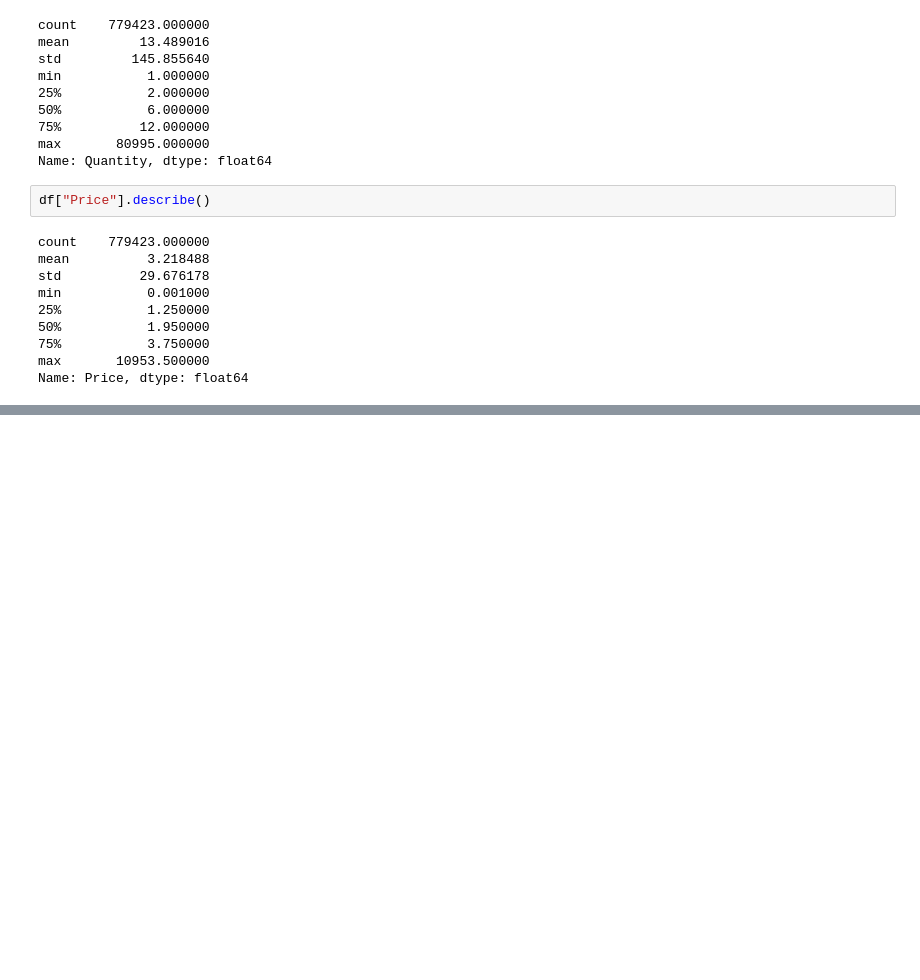
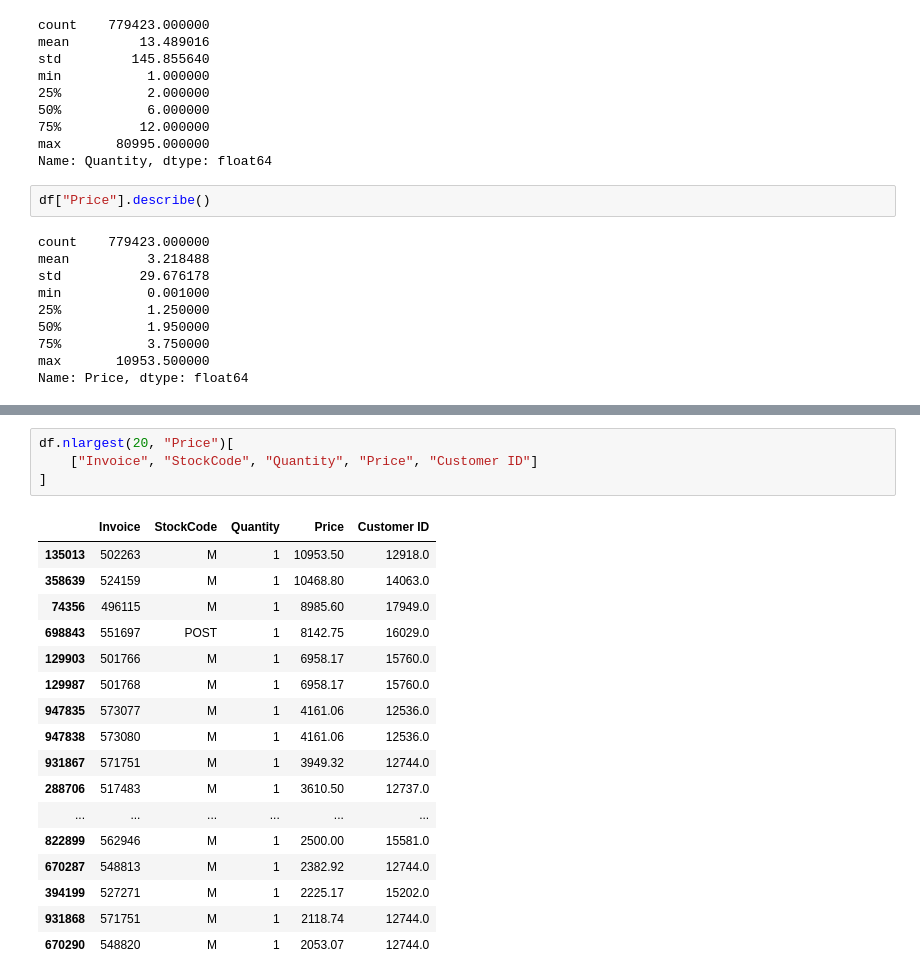
Before and after one commit to nick-st-coder/online-resail, a Jupyter notebook: notebooks/EDA.ipynb, the cells around one changed output, grey strips where cells are left out. Drawn from its saved outputs; the diff is of its cells as text; blank space fills up the shorter version.

```diff
--- a/notebooks/EDA.ipynb
+++ b/notebooks/EDA.ipynb
@@ -206,0 +224,22 @@ df[["Quantity", "Price"]].quantile(
+# %%
+df.nlargest(20, "Price")[
+    ["Invoice", "StockCode", "Quantity", "Price", "Customer ID"]
+]
+# %% [output]
+|  | Invoice | StockCode | Quantity | Price | Customer ID |
+| 135013 | 502263 | M | 1 | 10953.50 | 12918.0 |
+| 358639 | 524159 | M | 1 | 10468.80 | 14063.0 |
+| 74356 | 496115 | M | 1 | 8985.60 | 17949.0 |
+| 698843 | 551697 | POST | 1 | 8142.75 | 16029.0 |
+| 129903 | 501766 | M | 1 | 6958.17 | 15760.0 |
+| 129987 | 501768 | M | 1 | 6958.17 | 15760.0 |
+| 947835 | 573077 | M | 1 | 4161.06 | 12536.0 |
+| 947838 | 573080 | M | 1 | 4161.06 | 12536.0 |
+| 931867 | 571751 | M | 1 | 3949.32 | 12744.0 |
+| 288706 | 517483 | M | 1 | 3610.50 | 12737.0 |
+| ... | ... | ... | ... | ... | ... |
+| 822899 | 562946 | M | 1 | 2500.00 | 15581.0 |
+| 670287 | 548813 | M | 1 | 2382.92 | 12744.0 |
+| 394199 | 527271 | M | 1 | 2225.17 | 15202.0 |
+| 931868 | 571751 | M | 1 | 2118.74 | 12744.0 |
+| 670290 | 548820 | M | 1 | 2053.07 | 12744.0 |
```
Also changed, not shown: parts of 19 cells of this notebook.
